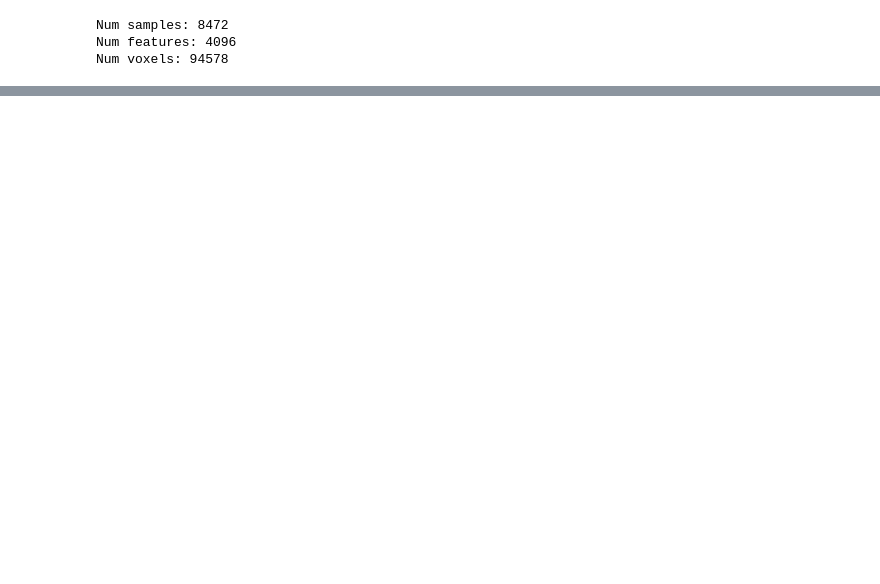
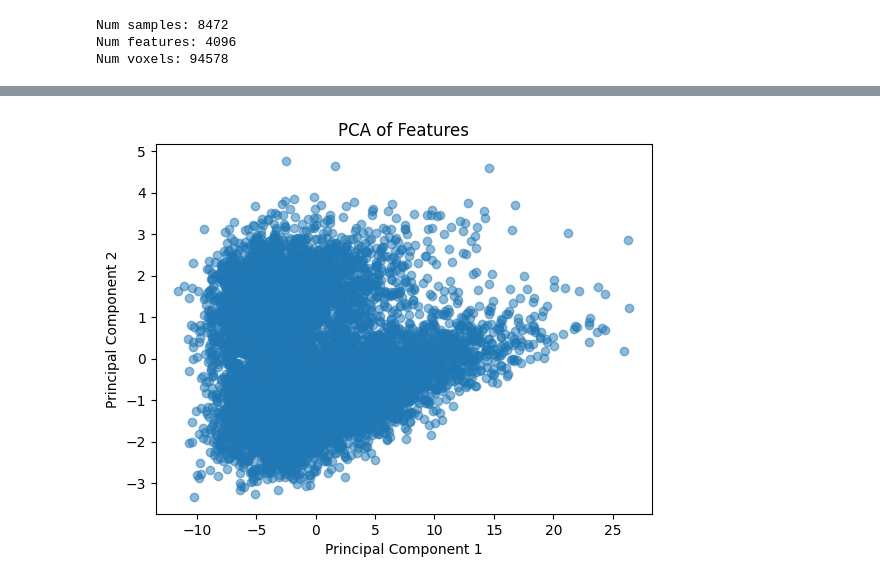
Before and after one commit to bridgetleonard2/LLaVA-Brain, a Jupyter notebook: linear_plot.ipynb, the cells around one changed output, grey strips where cells are left out. Drawn from its saved outputs; the diff is of its cells as text; code cells hidden in the pictures; blank space fills up the shorter version.

```diff
--- a/linear_plot.ipynb
+++ b/linear_plot.ipynb
@@ -34,0 +65,16 @@ for i in range(5):
+# %%
+from sklearn.decomposition import PCA
+
+# Apply PCA
+pca = PCA(n_components=2)
+x_pca = pca.fit_transform(x_train)
+
+# Plot the first two principal components
+plt.figure()
+plt.scatter(x_pca[:, 0], x_pca[:, 1], alpha=0.5)
+plt.title('PCA of Features')
+plt.xlabel('Principal Component 1')
+plt.ylabel('Principal Component 2')
+plt.show()
+# %% [output]
+[figure, added]
```
Also changed, not shown: parts of 10 cells of this notebook, 1 other file.
